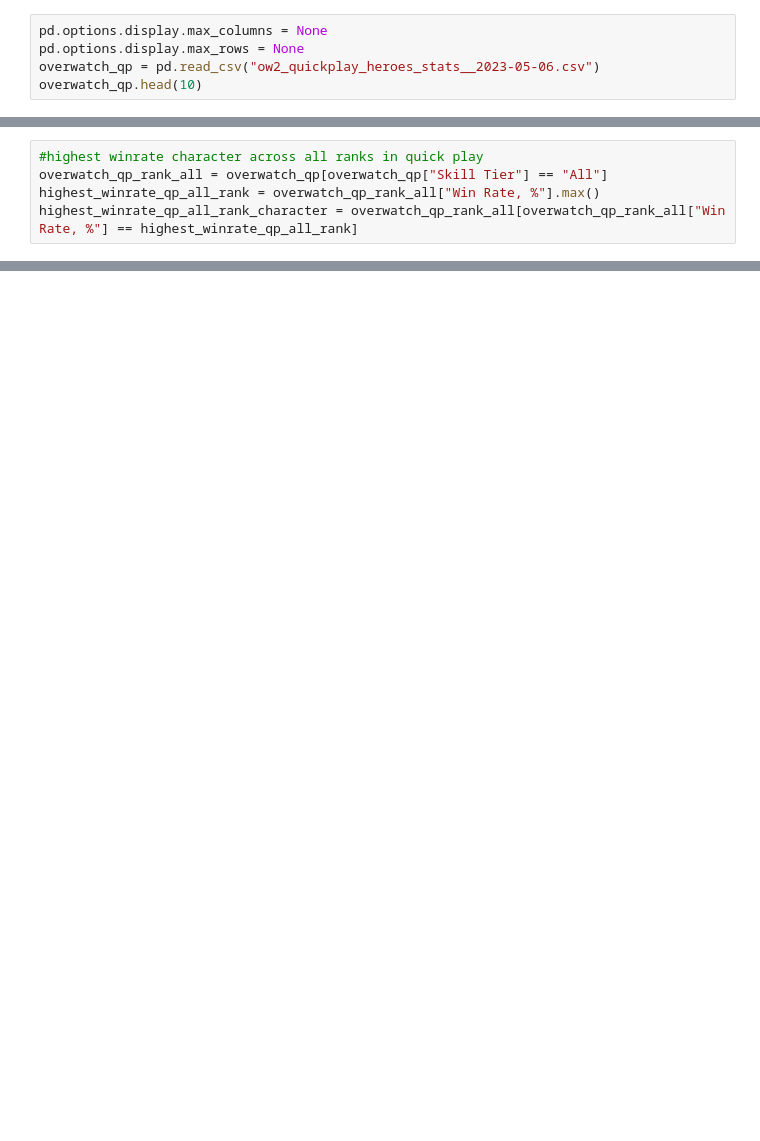
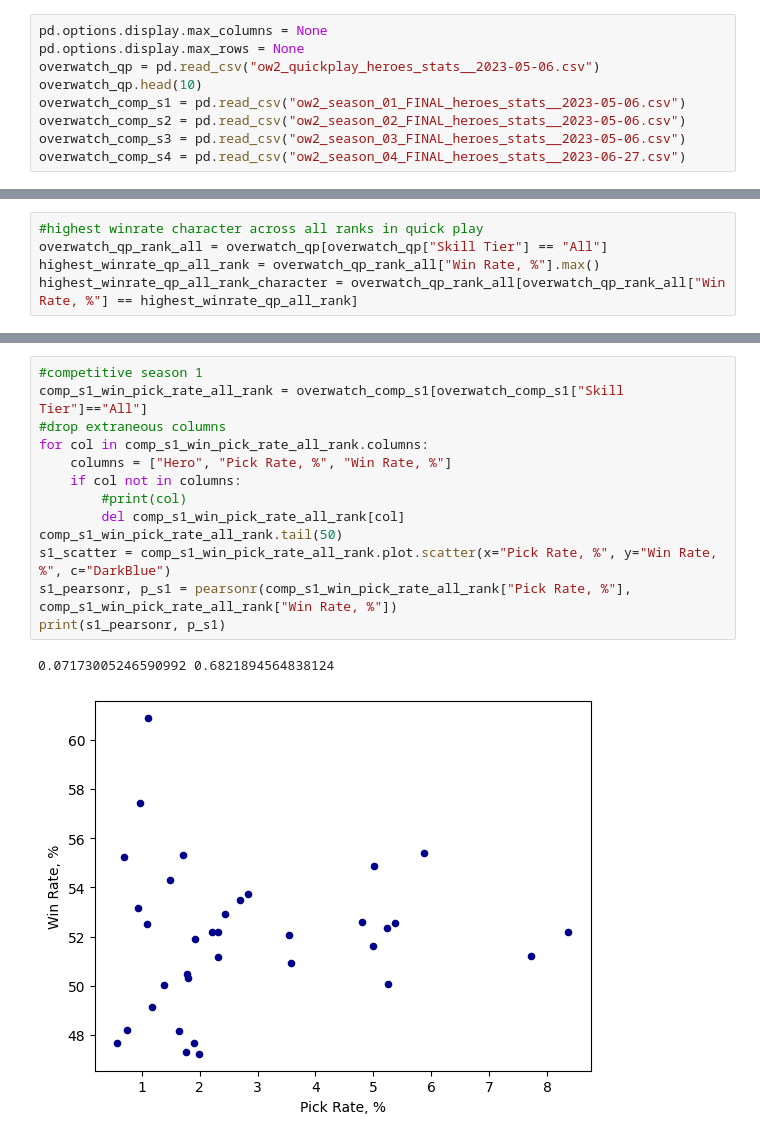
Before and after one commit to King-Derp/Overwatch, a Jupyter notebook: Overwatch.ipynb, the cells around one changed output, grey strips where cells are left out. Drawn from its saved outputs; the diff is of its cells as text; blank space fills up the shorter version.

Commit message:
added competitive s1-s4 winrate/pickrate stats

```diff
--- a/Overwatch.ipynb
+++ b/Overwatch.ipynb
@@ -6,3 +7,7 @@ pd.options.display.max_columns = None
 pd.options.display.max_rows = None
 overwatch_qp = pd.read_csv("ow2_quickplay_heroes_stats__2023-05-06.csv")
 overwatch_qp.head(10)
+overwatch_comp_s1 = pd.read_csv("ow2_season_01_FINAL_heroes_stats__2023-05-06.csv")
+overwatch_comp_s2 = pd.read_csv("ow2_season_02_FINAL_heroes_stats__2023-05-06.csv")
+overwatch_comp_s3 = pd.read_csv("ow2_season_03_FINAL_heroes_stats__2023-05-06.csv")
+overwatch_comp_s4 = pd.read_csv("ow2_season_04_FINAL_heroes_stats__2023-06-27.csv")
@@ -55,0 +57,16 @@ highest_winrate_qp_grankdmaster_character = overwatch_qp_rank_grandmaster[overwa
+# %%
+#competitive season 1
+comp_s1_win_pick_rate_all_rank = overwatch_comp_s1[overwatch_comp_s1["Skill Tier"]=="All"]
+#drop extraneous columns
+for col in comp_s1_win_pick_rate_all_rank.columns:
+    columns = ["Hero", "Pick Rate, %", "Win Rate, %"]
+    if col not in columns:
+        #print(col)
+        del comp_s1_win_pick_rate_all_rank[col]
+comp_s1_win_pick_rate_all_rank.tail(50)
+s1_scatter = comp_s1_win_pick_rate_all_rank.plot.scatter(x="Pick Rate, %", y="Win Rate, %", c="DarkBlue")
+s1_pearsonr, p_s1 = pearsonr(comp_s1_win_pick_rate_all_rank["Pick Rate, %"], comp_s1_win_pick_rate_all_rank["Win Rate, %"])
+print(s1_pearsonr, p_s1)
+# %% [output]
+0.07173005246590992 0.6821894564838124
+[figure, added]
```
Also changed, not shown: parts of 6 cells of this notebook, 1 other file.
